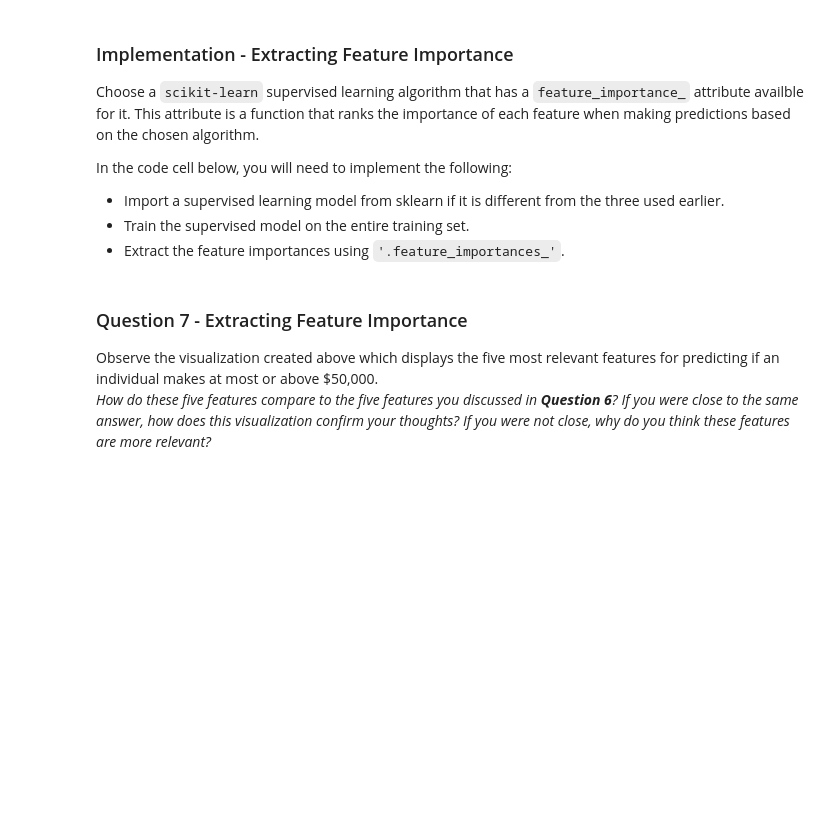
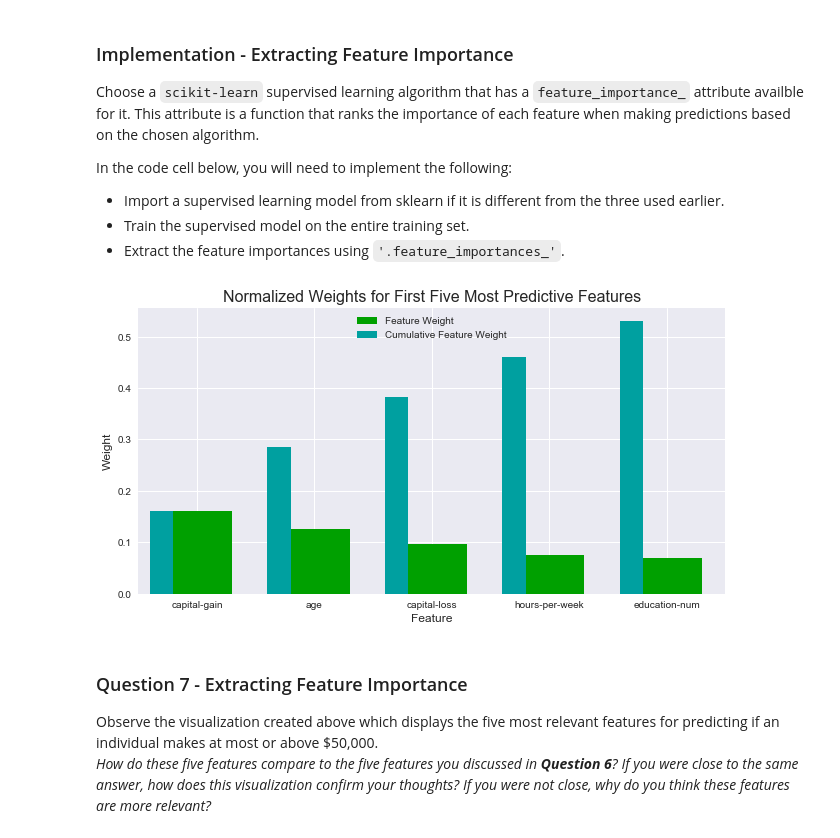
Before and after one commit to phanindravarma38/CensusData_SupervisedLearning, a Jupyter notebook: finding_donors.ipynb, the cells around one changed output. Drawn from its saved outputs; the diff is of its cells as text; code cells hidden in the pictures; blank space fills up the shorter version.

Commit message:
Supervised Learning _V2

```diff
--- a/finding_donors.ipynb
+++ b/finding_donors.ipynb
@@ -725,14 +756,18 @@ In the code cell below, you will need to implement the following:
 # %%
 # TODO: Import a supervised learning model that has 'feature_importances_'
 
+# Already imported in the starting for different supervised model comparisons.
+
 # TODO: Train the supervised model on the training set
-model = None
+model = features_grid_search
 
 # TODO: Extract the feature importances
-importances = None
+importances = feature_importances
 
 # Plot
 vs.feature_plot(importances, X_train, y_train)
+# %% [output]
+[figure, added]
 # %% [markdown]
 ### Question 7 - Extracting Feature Importance
 
```
Also changed, not shown: parts of 13 cells of this notebook.
